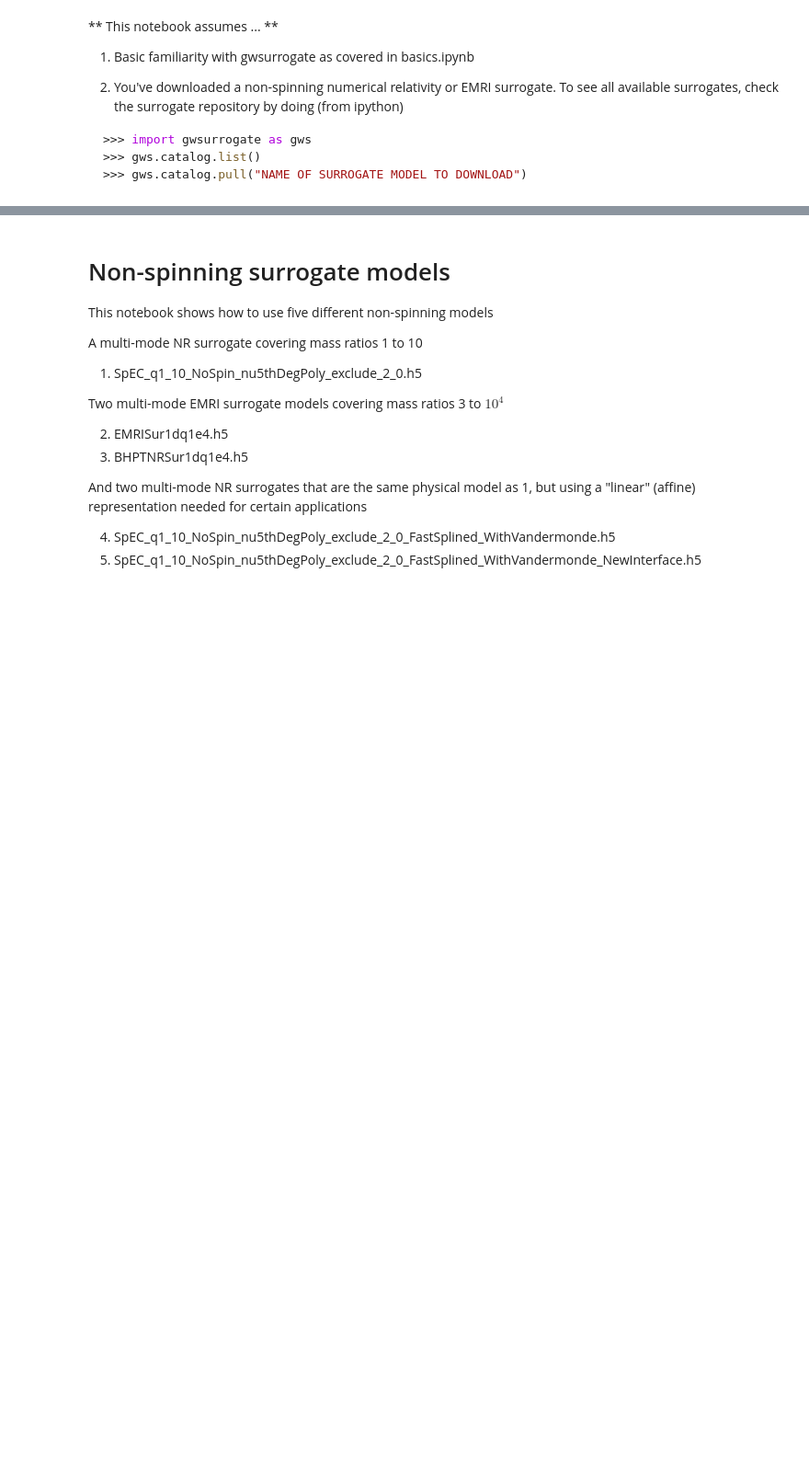
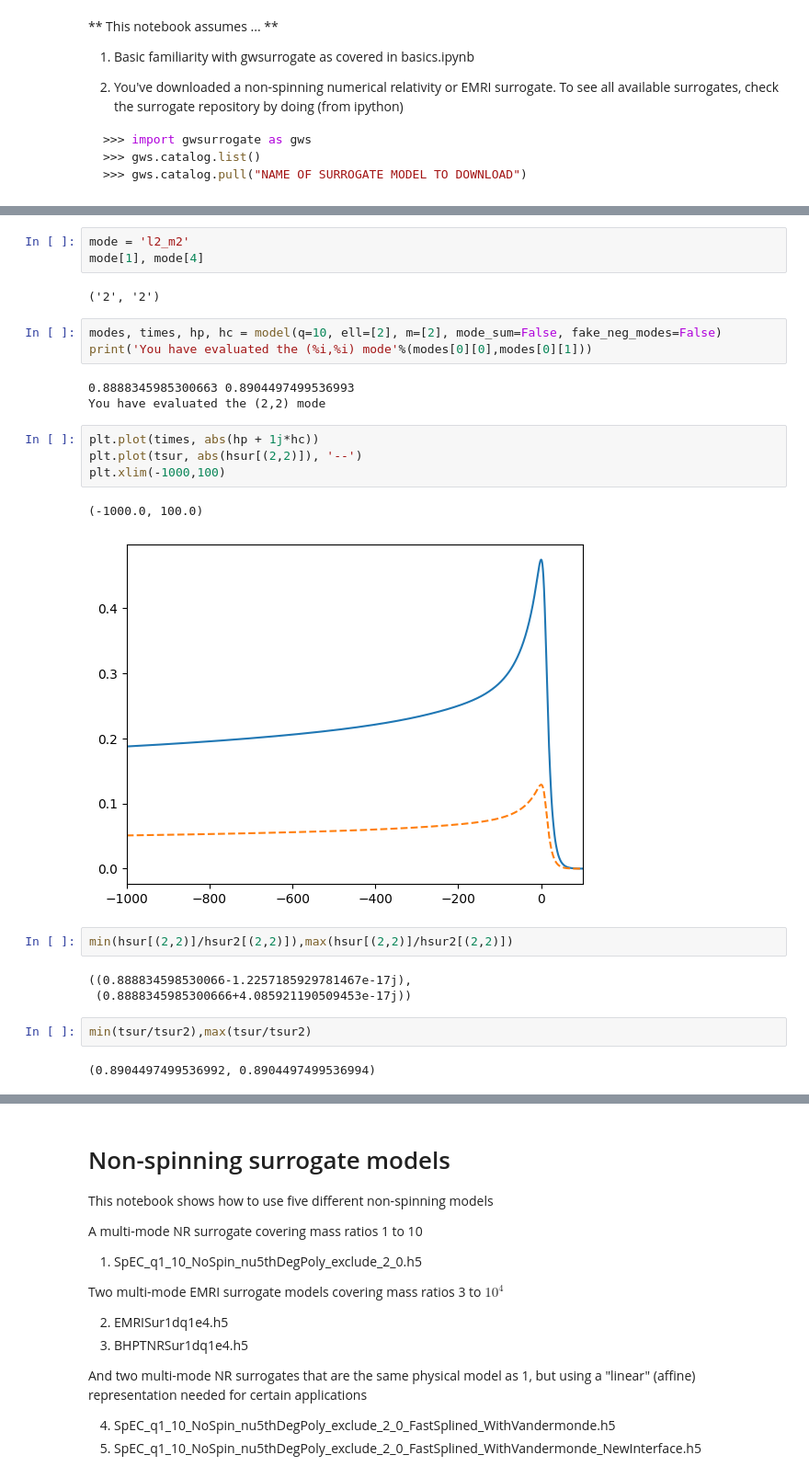
Before and after one commit to sxs-collaboration/gwsurrogate, a Jupyter notebook: tutorial/notebooks/nonspinning_nr_emri.ipynb, the cells around one changed output, grey strips where cells are left out. Shown at 92% size. Drawn from its saved outputs; the diff is of its cells as text; blank space fills up the shorter version.

```diff
--- a/tutorial/notebooks/nonspinning_nr_emri.ipynb
+++ b/tutorial/notebooks/nonspinning_nr_emri.ipynb
@@ -30,0 +79,27 @@ setting __package__ to gwsurrogate.new so relative imports work
+# %%
+mode = 'l2_m2'
+mode[1], mode[4]
+# %% [output]
+('2', '2')
+# %%
+modes, times, hp, hc = model(q=10, ell=[2], m=[2], mode_sum=False, fake_neg_modes=False)
+print('You have evaluated the (%i,%i) mode'%(modes[0][0],modes[0][1]))
+# %% [output]
+0.8888345985300663 0.8904497499536993
+You have evaluated the (2,2) mode
+# %%
+plt.plot(times, abs(hp + 1j*hc))
+plt.plot(tsur, abs(hsur[(2,2)]), '--')
+plt.xlim(-1000,100)
+# %% [output]
+(-1000.0, 100.0)
+[figure, added]
+# %%
+min(hsur[(2,2)]/hsur2[(2,2)]),max(hsur[(2,2)]/hsur2[(2,2)])
+# %% [output]
+((0.888834598530066-1.2257185929781467e-17j),
+ (0.8888345985300666+4.085921190509453e-17j))
+# %%
+min(tsur/tsur2),max(tsur/tsur2)
+# %% [output]
+(0.8904497499536992, 0.8904497499536994)
```
Also changed, not shown: parts of 7 cells of this notebook, 4 other files.
